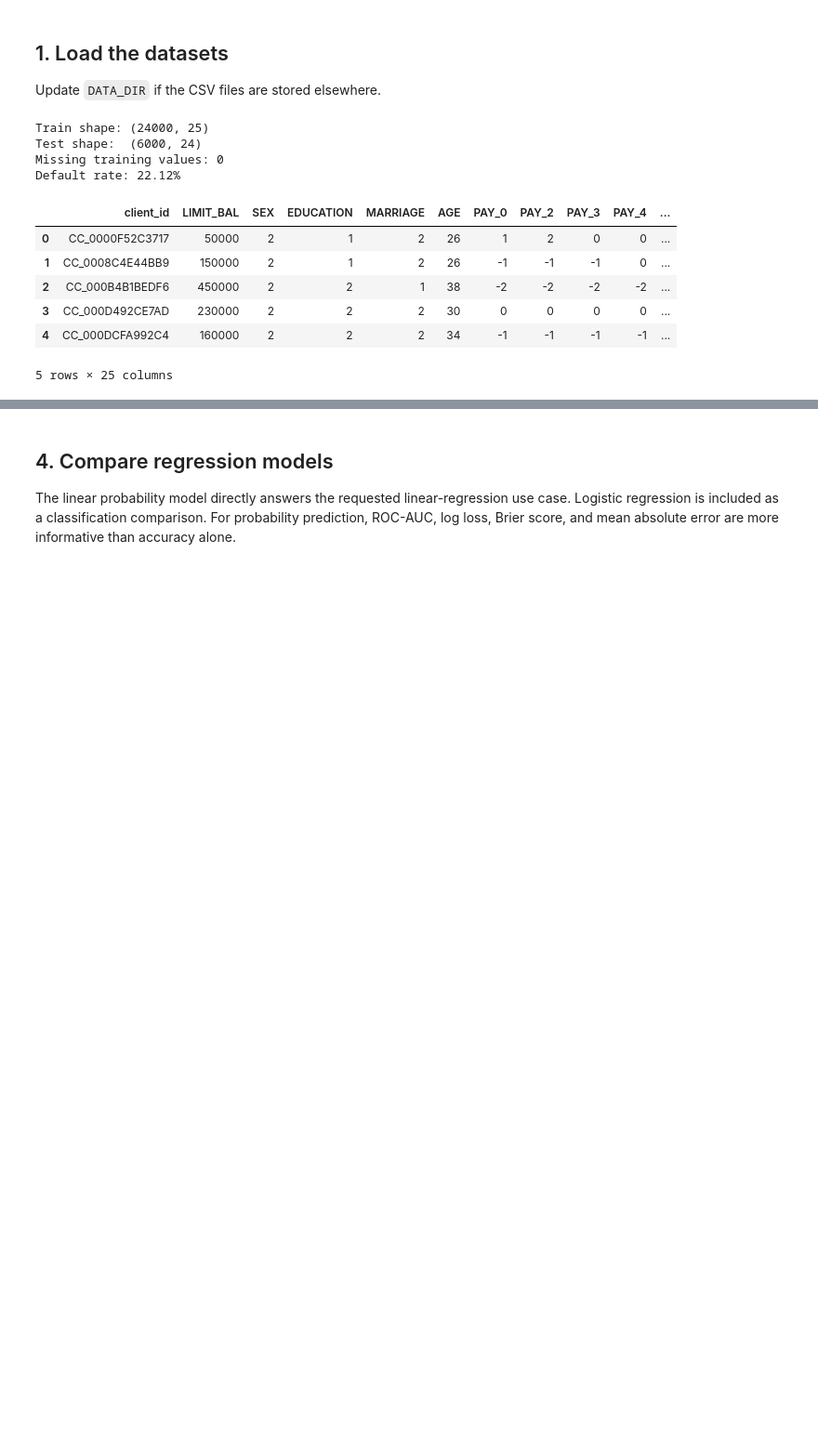
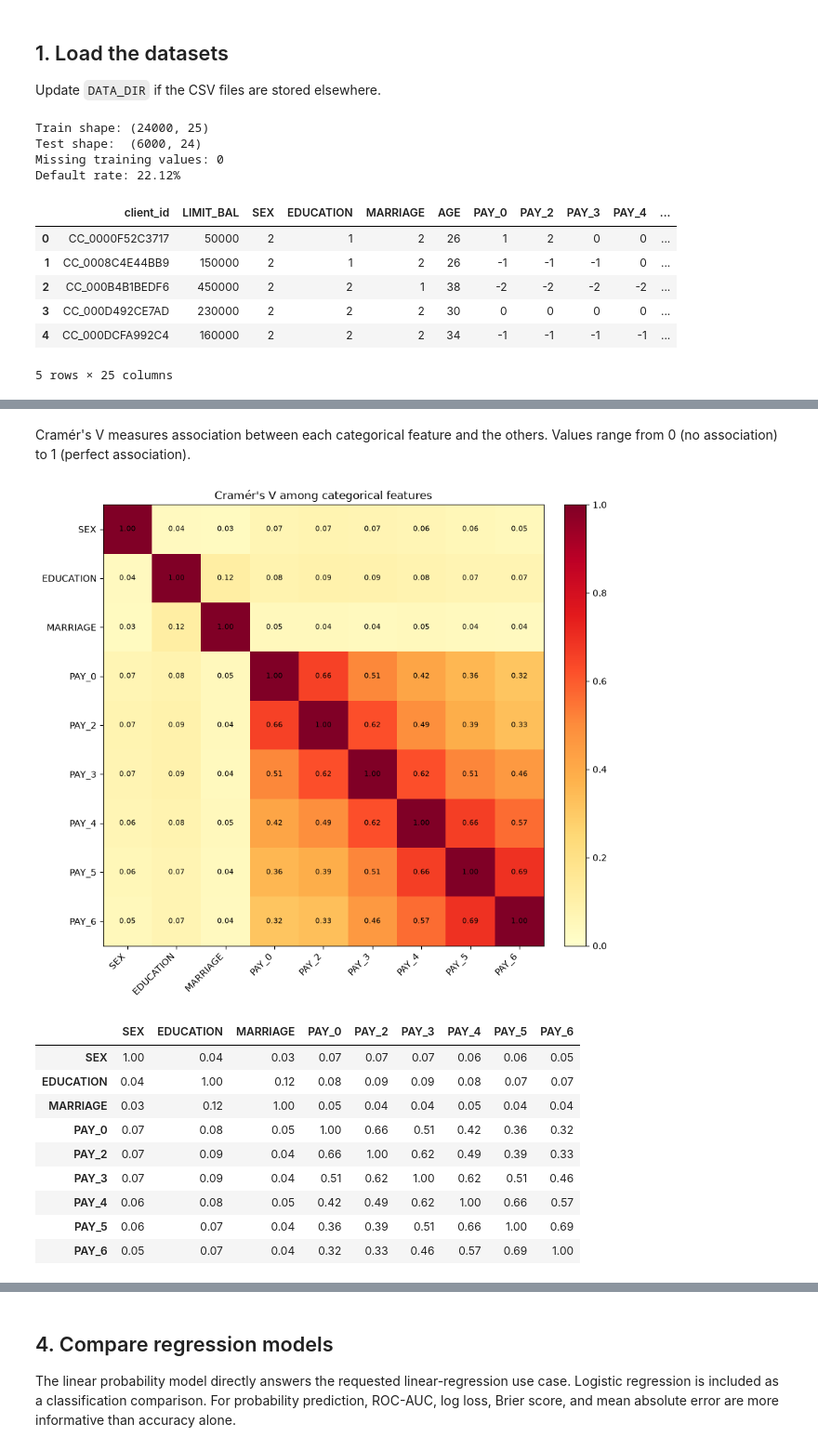
Before and after one commit to vuquangduypct/datathon-s2-2026-credit-card-clients, a Jupyter notebook: credit_default_analysis.ipynb, the cells around one changed output, grey strips where cells are left out. Shown at 93% size. Saved outputs shown, nothing was run; the diff lists cells and outputs as text; code cells hidden in the pictures; blank space fills up the shorter version.

```diff
--- a/credit_default_analysis.ipynb
+++ b/credit_default_analysis.ipynb
@@ -65,0 +159,46 @@ status_summary
+# %% [markdown]
+Cramér's V measures association between each categorical feature and the others. Values range from 0 (no association) to 1 (perfect association).
+# %%
+categorical_features = ['SEX', 'EDUCATION', 'MARRIAGE'] + [f'PAY_{period}' for period in [0, 2, 3, 4, 5, 6]]
+
+def cramers_v(x, y):
+    table = pd.crosstab(x, y)
+    chi2 = chi2_contingency(table)[0]
+    n = table.to_numpy().sum()
+    degrees = min(table.shape) - 1
+    if n == 0 or degrees <= 0:
+        return np.nan
+    return float(np.sqrt(chi2 / (n * degrees)))
+
+cramers_matrix = pd.DataFrame(index=categorical_features, columns=categorical_features, dtype=float)
+for row_feature in categorical_features:
+    for col_feature in categorical_features:
+        if row_feature == col_feature:
+            cramers_matrix.loc[row_feature, col_feature] = 1.0
+        else:
+            cramers_matrix.loc[row_feature, col_feature] = cramers_v(train[row_feature], train[col_feature])
+
+fig, ax = plt.subplots(figsize=(9, 8))
+image = ax.imshow(cramers_matrix, cmap='YlOrRd', vmin=0, vmax=1)
+ax.set_xticks(range(len(categorical_features)), categorical_features, rotation=45, ha='right')
+ax.set_yticks(range(len(categorical_features)), categorical_features)
+ax.set_title("Cramér's V among categorical features")
+for row in range(len(categorical_features)):
+    for col in range(len(categorical_features)):
+        ax.text(col, row, f'{cramers_matrix.iloc[row, col]:.2f}', ha='center', va='center', fontsize=8)
+fig.colorbar(image, ax=ax, fraction=0.046, pad=0.04)
+fig.tight_layout()
+plt.show()
+cramers_matrix.round(2)
+# %% [output]
+[figure, added]
+|  | SEX | EDUCATION | MARRIAGE | PAY_0 | PAY_2 | PAY_3 | PAY_4 | PAY_5 | PAY_6 |
+| SEX | 1.00 | 0.04 | 0.03 | 0.07 | 0.07 | 0.07 | 0.06 | 0.06 | 0.05 |
+| EDUCATION | 0.04 | 1.00 | 0.12 | 0.08 | 0.09 | 0.09 | 0.08 | 0.07 | 0.07 |
+| MARRIAGE | 0.03 | 0.12 | 1.00 | 0.05 | 0.04 | 0.04 | 0.05 | 0.04 | 0.04 |
+| PAY_0 | 0.07 | 0.08 | 0.05 | 1.00 | 0.66 | 0.51 | 0.42 | 0.36 | 0.32 |
+| PAY_2 | 0.07 | 0.09 | 0.04 | 0.66 | 1.00 | 0.62 | 0.49 | 0.39 | 0.33 |
+| PAY_3 | 0.07 | 0.09 | 0.04 | 0.51 | 0.62 | 1.00 | 0.62 | 0.51 | 0.46 |
+| PAY_4 | 0.06 | 0.08 | 0.05 | 0.42 | 0.49 | 0.62 | 1.00 | 0.66 | 0.57 |
+| PAY_5 | 0.06 | 0.07 | 0.04 | 0.36 | 0.39 | 0.51 | 0.66 | 1.00 | 0.69 |
+| PAY_6 | 0.05 | 0.07 | 0.04 | 0.32 | 0.33 | 0.46 | 0.57 | 0.69 | 1.00 |
```
Also changed, not shown: parts of 16 cells of this notebook, 3 other files.
